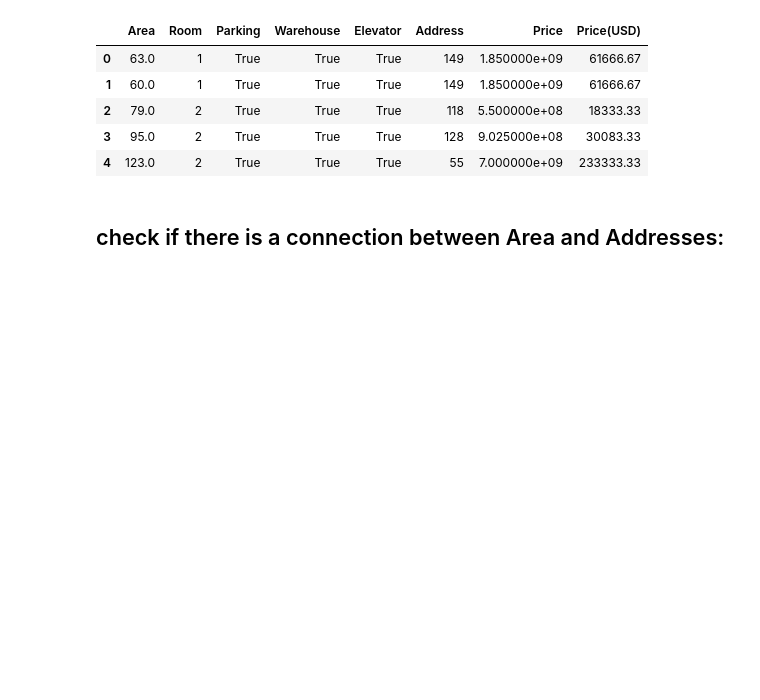
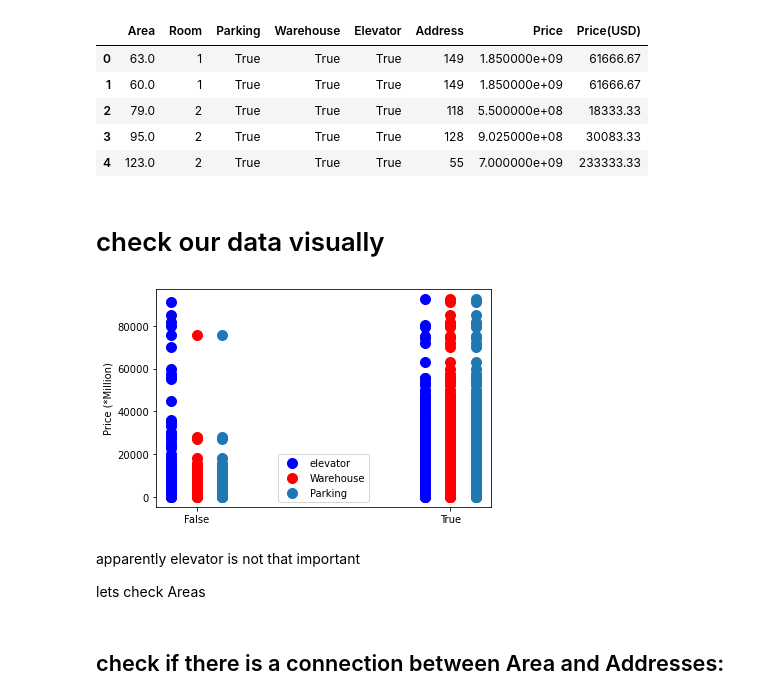
Before and after one commit to Parham-Mehrabi/Jadi_ML, a Jupyter notebook: 1-regressions/project/solve.ipynb, the cells around one changed output. Saved outputs shown, nothing was run; the diff lists cells and outputs as text; code cells hidden in the pictures; blank space fills up the shorter version.

```diff
--- a/1-regressions/project/solve.ipynb
+++ b/1-regressions/project/solve.ipynb
@@ -107,5 +109,23 @@ df.head()
 | 2 | 79.0 | 2 | True | True | True | 118 | 5.500000e+08 | 18333.33 |
 | 3 | 95.0 | 2 | True | True | True | 128 | 9.025000e+08 | 30083.33 |
 | 4 | 123.0 | 2 | True | True | True | 55 | 7.000000e+09 | 233333.33 |
+# %% [markdown]
+# check our data visually
+# %%
+
+plt.scatter(df['Elevator'] - .1, df['Price'] / 1000_000, s=100, color='blue', label = "elevator")
+plt.scatter(df['Warehouse'] , df['Price'] / 1000_000, s=100, color='red', label = "Warehouse")
+plt.scatter(df['Parking'] + .1, df['Price'] / 1000_000, s=100, label = "Parking")
+
+plt.legend()
+plt.xticks([0, 1], ['False', 'True'])
+plt.ylabel("Price (*Million)")
+plt.show()
+# %% [output]
+[figure, added]
+# %% [markdown]
+apparently elevator is not that important
+
+lets check Areas
 # %% [markdown]
 ## check if there is a connection between Area and Addresses:
```
Also changed, not shown: parts of 22 cells of this notebook.
